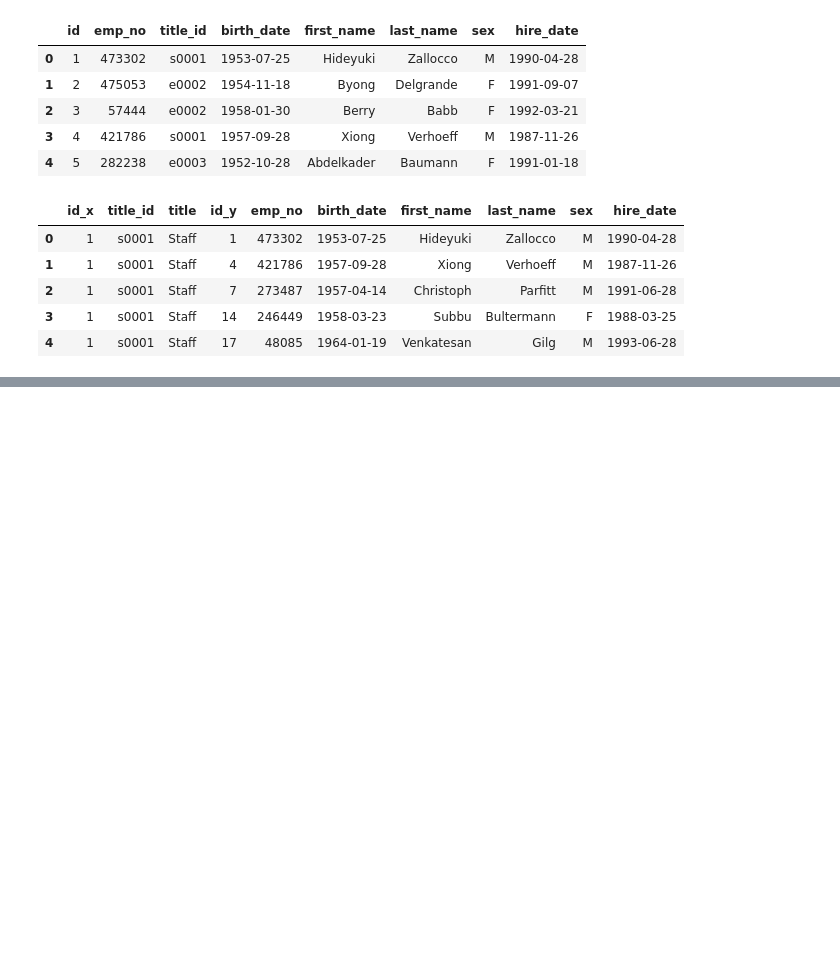
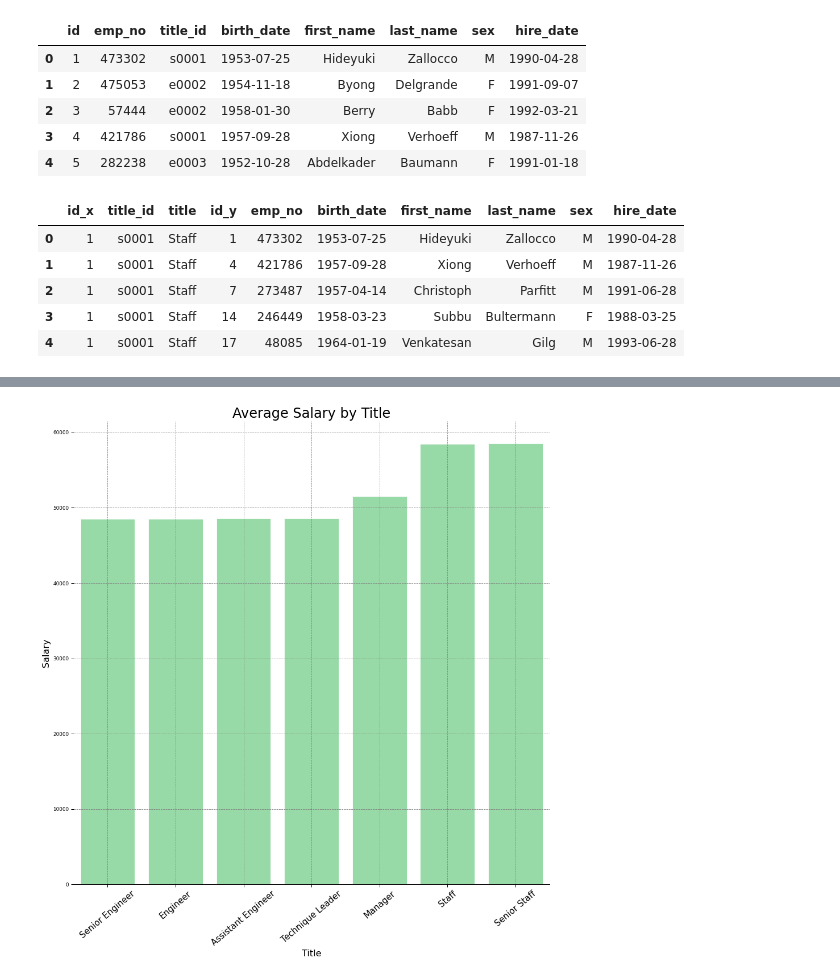
Before and after one commit to benwbarr/sql-challenge, a Jupyter notebook: Employee_dbBonus.ipynb, the cells around one changed output, grey strips where cells are left out. Cells and saved outputs as stored; diff of their text form; code cells hidden in the pictures; blank space fills up the shorter version.

Commit message:
modified Employee_dbBonus.ipynb with bar plot

```diff
--- a/Employee_dbBonus.ipynb
+++ b/Employee_dbBonus.ipynb
@@ -96,0 +106,4 @@ te_merge_df.head()
+# %%
+avg_data = f_merge_df.groupby(f_merge_df['title'])['salary'].mean()
+avg_data_final=avg_data_final.sort_values('salary')
+avg_data_final
@@ -96,0 +119,17 @@ te_merge_df.head()
+# %%
+sns.set_context('paper')
+
+f, ax = plt.subplots(figsize = (15,15))
+sns.set_color_codes('pastel')
+ax = sns.barplot(x = 'title', y = 'salary', data = avg_data_final,
+            label = 'title', color = 'g', edgecolor = 'w')
+plt.grid (b=True,which='major',axis='both',linestyle='--',color='grey')
+plt.title('Average Salary by Title', size=24)
+plt.xlabel('Title', size=16)
+plt.ylabel('Salary', size=16)
+sns.despine(left = True, top = True)
+ax.set_xticklabels(ax.get_xticklabels(),rotation=40, size = 15)
+
+plt.show()
+# %% [output]
+[figure, added]
```
Also changed, not shown: parts of 3 cells of this notebook.
